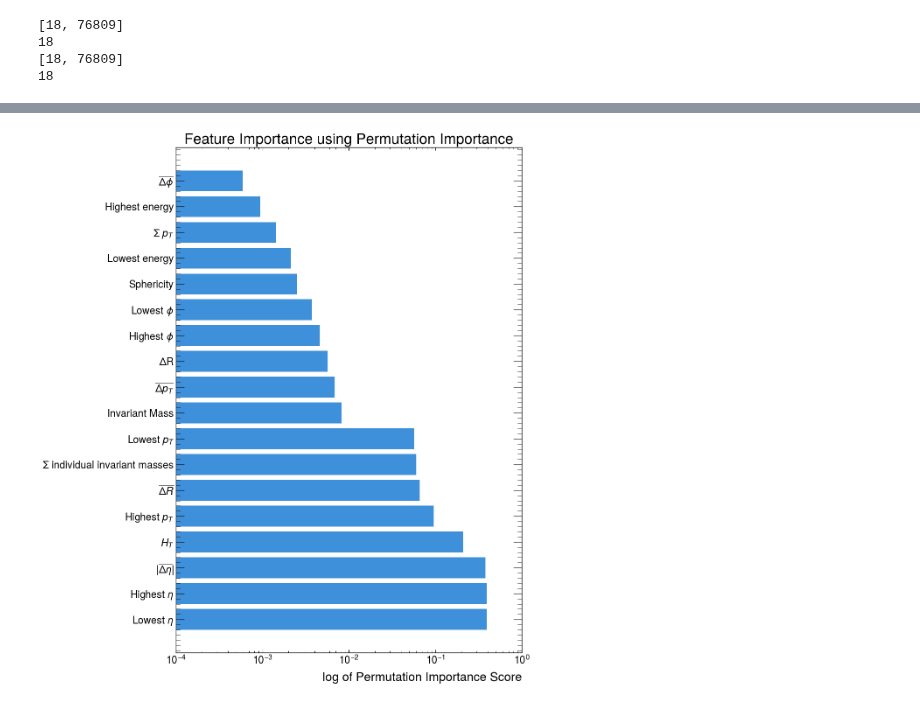
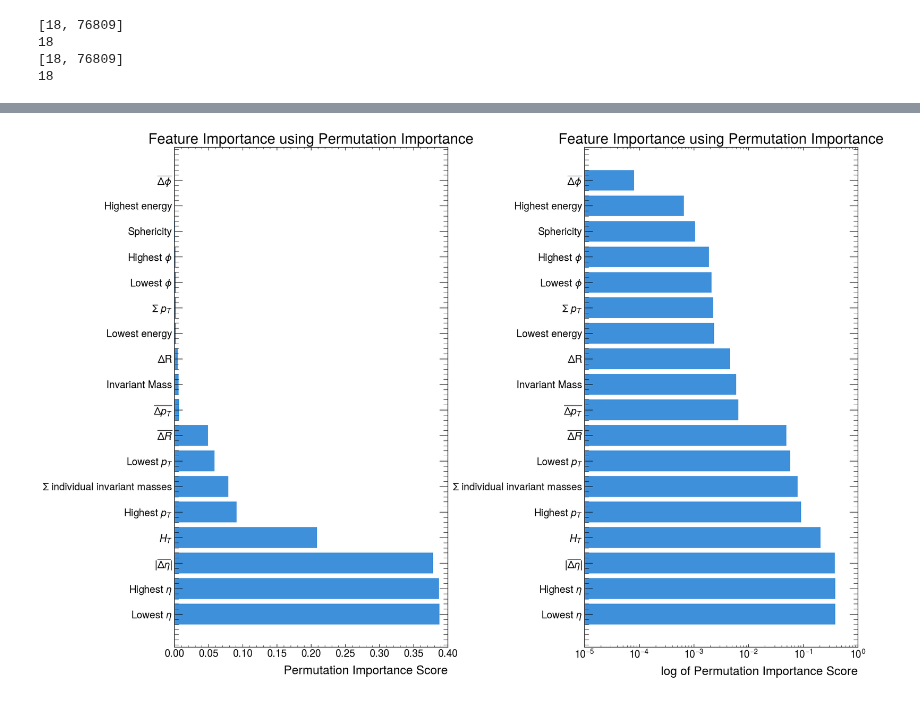
Before and after one commit to archiebrooks02/MPHYS-4Top, a Jupyter notebook: machine_learning_truth_data.ipynb, the cells around one changed output, grey strips where cells are left out. Cells and saved outputs as stored; diff of their text form; code cells hidden in the pictures.

Commit message:
trying to figure out why machine learning doesn't work

```diff
--- a/machine_learning_truth_data.ipynb
+++ b/machine_learning_truth_data.ipynb
@@ -1337,26 +1350,26 @@ compare_train_test(NN_clf_full, X_train_scaled, y_train, X_test_scaled, y_test,
 # %%
-from sklearn.inspection import permutation_importance
-# Calculate permutation importance
 results = permutation_importance(NN_clf_full, X_test_tensor, y_test_tensor, n_repeats=30, random_state=42)
 feature_names = partonic_names_reduced
-# Get the importance scores
+
 importance_scores = results.importances_mean
 
-# Rank the features based on importance
 feature_importance = sorted(zip(importance_scores), reverse=True)
 
 sorted_indices = np.argsort(importance_scores)[::-1]
 
-# Sort the importance scores and feature names
 sorted_importance_scores = importance_scores[sorted_indices]
 sorted_feature_names = np.array(feature_names)[sorted_indices]
 
-# Plotting
-plt.figure(figsize=(10, 15))
-plt.barh(sorted_feature_names, sorted_importance_scores, align='center')
-plt.xlabel('log of Permutation Importance Score')
-plt.xscale('log')
-plt.title('Feature Importance using Permutation Importance')
+fig, ax = plt.subplots(1,2,figsize=(20, 15))
+ax[0].barh(sorted_feature_names, sorted_importance_scores, align='center')
+ax[0].set_xlabel('Permutation Importance Score')
+ax[0].set_title('Feature Importance using Permutation Importance')
+
+ax[1].barh(sorted_feature_names, sorted_importance_scores, align='center')
+ax[1].set_xlabel('log of Permutation Importance Score')
+ax[1].set_xscale('log')
+ax[1].set_title('Feature Importance using Permutation Importance')
+plt.subplots_adjust(wspace=0.5)
 plt.show()
 # %% [output]
-[figure, old version]
+[figure, new version]
```
Also changed, not shown: parts of 64 cells of this notebook.
